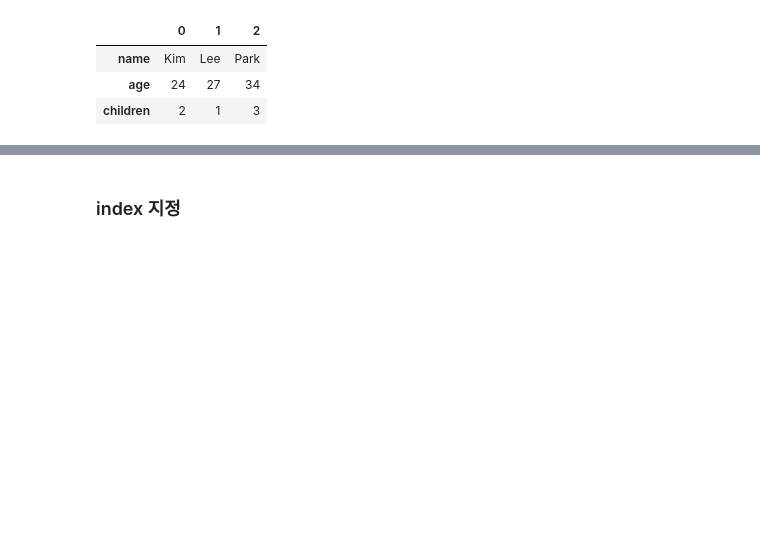
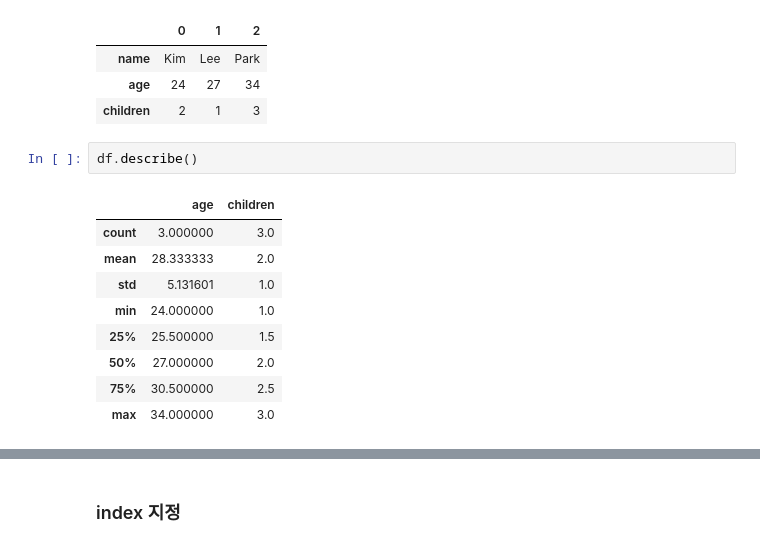
Before and after one commit to skyworld19/ds-school-advanced, a Jupyter notebook: 01_pandas_자료구조_LAB.ipynb, the cells around one changed output, grey strips where cells are left out. Saved outputs shown, nothing was run; the diff lists cells and outputs as text; blank space fills up the shorter version.

```diff
--- a/01_pandas_자료구조_LAB.ipynb
+++ b/01_pandas_자료구조_LAB.ipynb
@@ -539,3 +588,15 @@ df.T
 | name | Kim | Lee | Park |
 | age | 24 | 27 | 34 |
 | children | 2 | 1 | 3 |
+# %%
+df.describe()
+# %% [output]
+|  | age | children |
+| count | 3.000000 | 3.0 |
+| mean | 28.333333 | 2.0 |
+| std | 5.131601 | 1.0 |
+| min | 24.000000 | 1.0 |
+| 25% | 25.500000 | 1.5 |
+| 50% | 27.000000 | 2.0 |
+| 75% | 30.500000 | 2.5 |
+| max | 34.000000 | 3.0 |
```
Also changed, not shown: parts of 43 cells of this notebook.
